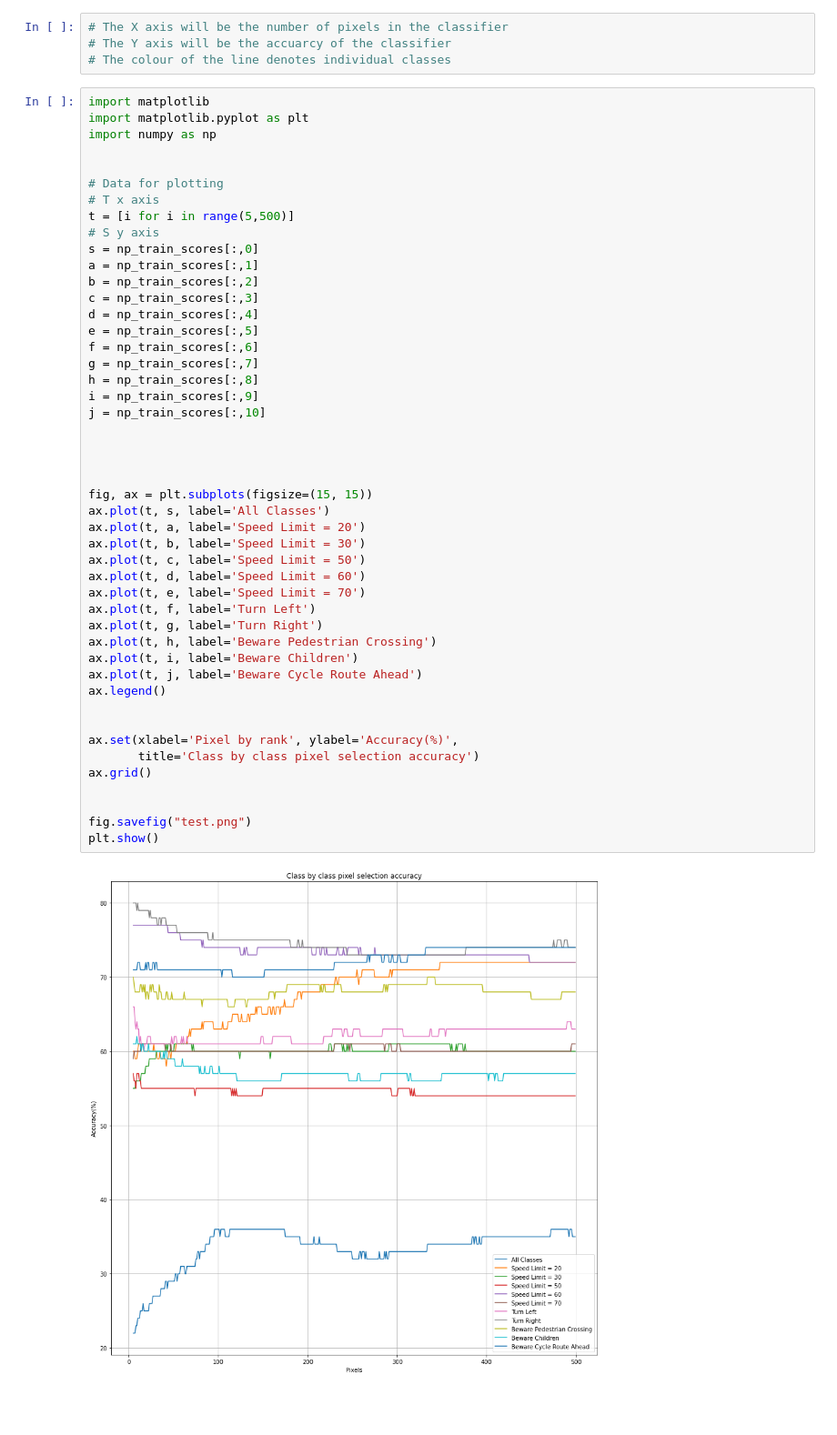
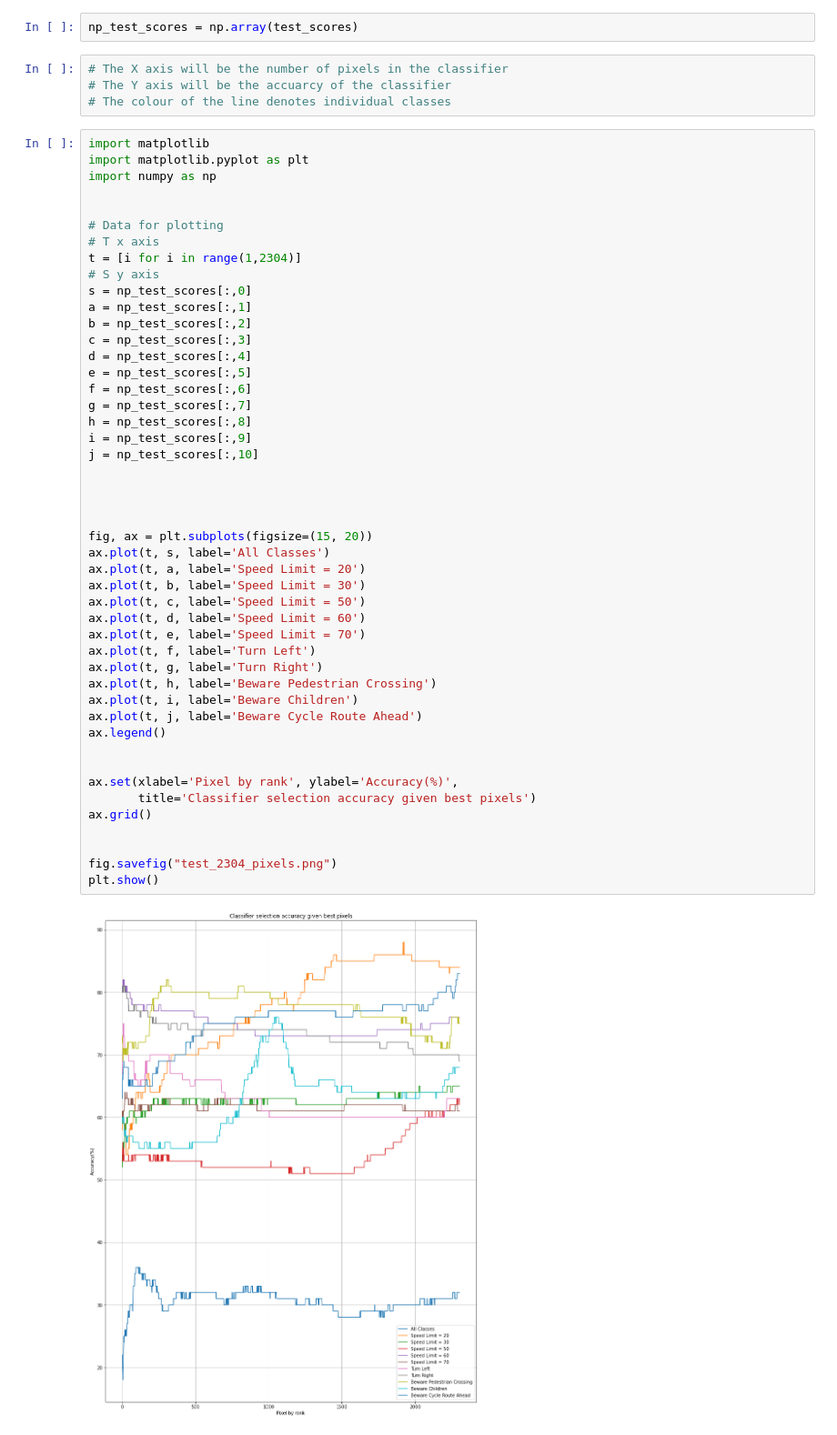
Before and after one commit to friedforfun/Data-Mining-Machine-Learning-CW, a Jupyter notebook: Tasks/Task 5 - Improvement in classification.ipynb, the cells around one changed output. Shown at 91% size. Drawn from its saved outputs; the diff is of its cells as text; blank space fills up the shorter version.

Commit message:
Task 5 - 2304 pixels

```diff
--- a/Tasks/Task 5 - Improvement in classification.ipynb
+++ b/Tasks/Task 5 - Improvement in classification.ipynb
@@ -169,3 +169,5 @@ array([22, 22, 22, 23, 23, 24, 24, 24, 25, 25, 25, 26, 25, 25, 25, 25, 25,
+# %%
+np_test_scores = np.array(test_scores)
 # %%
 # The X axis will be the number of pixels in the classifier
 # The Y axis will be the accuarcy of the classifier
@@ -176,46 +178,46 @@ import matplotlib.pyplot as plt
 import numpy as np
 
 
 # Data for plotting
 # T x axis
-t = [i for i in range(5,500)]
+t = [i for i in range(1,2304)]
 # S y axis
-s = np_train_scores[:,0]
-a = np_train_scores[:,1]
-b = np_train_scores[:,2]
-c = np_train_scores[:,3]
-d = np_train_scores[:,4]
-e = np_train_scores[:,5]
-f = np_train_scores[:,6]
-g = np_train_scores[:,7]
-h = np_train_scores[:,8]
-i = np_train_scores[:,9]
-j = np_train_scores[:,10]
+s = np_test_scores[:,0]
+a = np_test_scores[:,1]
+b = np_test_scores[:,2]
+c = np_test_scores[:,3]
+d = np_test_scores[:,4]
+e = np_test_scores[:,5]
+f = np_test_scores[:,6]
+g = np_test_scores[:,7]
+h = np_test_scores[:,8]
+i = np_test_scores[:,9]
+j = np_test_scores[:,10]
 
 
 
 
-fig, ax = plt.subplots(figsize=(15, 15))
+fig, ax = plt.subplots(figsize=(15, 20))
 ax.plot(t, s, label='All Classes')
 ax.plot(t, a, label='Speed Limit = 20')
 ax.plot(t, b, label='Speed Limit = 30')
 ax.plot(t, c, label='Speed Limit = 50')
 ax.plot(t, d, label='Speed Limit = 60')
 ax.plot(t, e, label='Speed Limit = 70')
 ax.plot(t, f, label='Turn Left')
 ax.plot(t, g, label='Turn Right')
 ax.plot(t, h, label='Beware Pedestrian Crossing')
 ax.plot(t, i, label='Beware Children')
 ax.plot(t, j, label='Beware Cycle Route Ahead')
 ax.legend()
 
 
 ax.set(xlabel='Pixel by rank', ylabel='Accuracy(%)',
-       title='Class by class pixel selection accuracy')
+       title='Classifier selection accuracy given best pixels')
 ax.grid()
 
 
-fig.savefig("test.png")
+fig.savefig("test_2304_pixels.png")
 plt.show()
 # %% [output]
-[figure, old version]
+[figure, new version]
```
Also changed, not shown: parts of 7 cells of this notebook, 4 other files.
